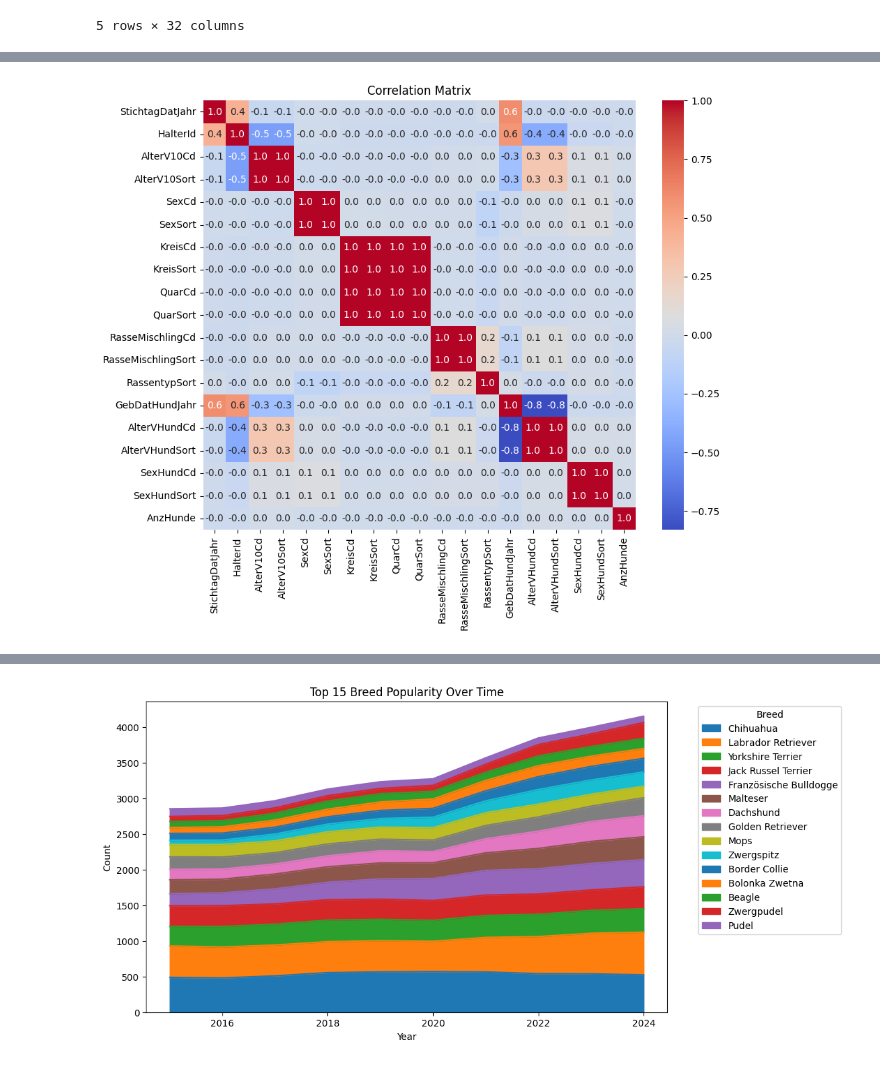
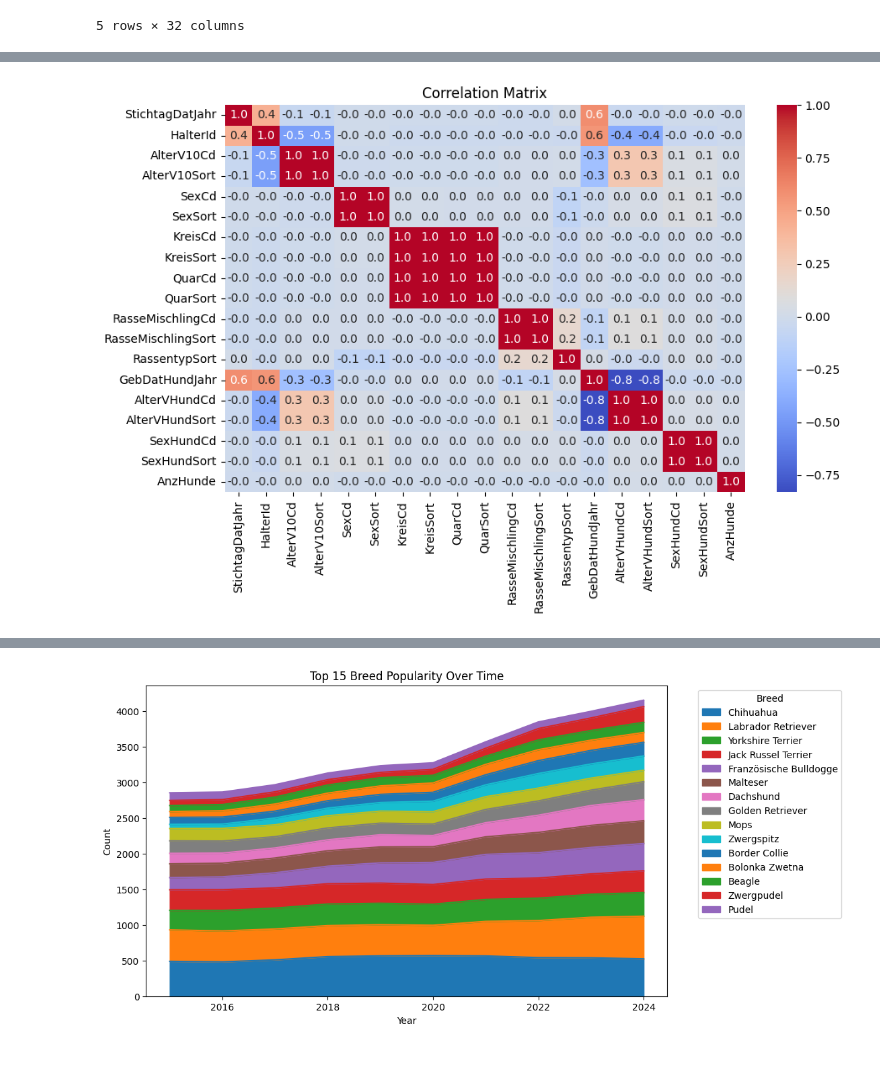
Before and after one commit to aymenfurter/github-copilot-data-science, a Jupyter notebook: dog_research_copilot.ipynb, the cells around one changed output, grey strips where cells are left out. Cells and saved outputs as stored; diff of their text form; code cells hidden in the pictures.

```diff
--- a/dog_research_copilot.ipynb
+++ b/dog_research_copilot.ipynb
@@ -130,12 +145,12 @@ Let's investigate the relationships between different variables in the dataset u
 # %%
-# Exclude non-numeric columns from the correlation matrix calculation
-numeric_columns = df_dogs.select_dtypes(include='number').columns
-corr_matrix = df_dogs[numeric_columns].corr()
+# Exclude non numeric columns
+numeric_columns = df_dogs.select_dtypes(include=['int64', 'float64']).columns
+correlation_matrix = df_dogs[numeric_columns].corr()
 
-# Visualize the correlation matrix using a heatmap
-plt.figure(figsize=(10, 8))
-sns.heatmap(corr_matrix, annot=True, cmap='coolwarm', fmt='.1f')
+# Display the matrix as a heat map
+plt.figure(figsize=(10, 6))
+sns.heatmap(correlation_matrix, annot=True, cmap='coolwarm')
 plt.title('Correlation Matrix')
 plt.show()
 # %% [output]
-[figure, old version]
+[figure, new version]
```
Also changed, not shown: parts of 35 cells of this notebook, 20 other files.
